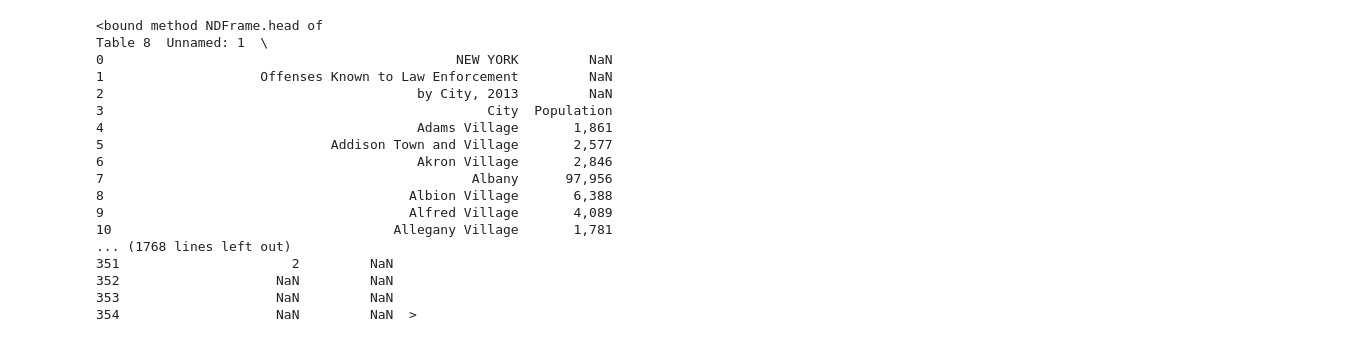
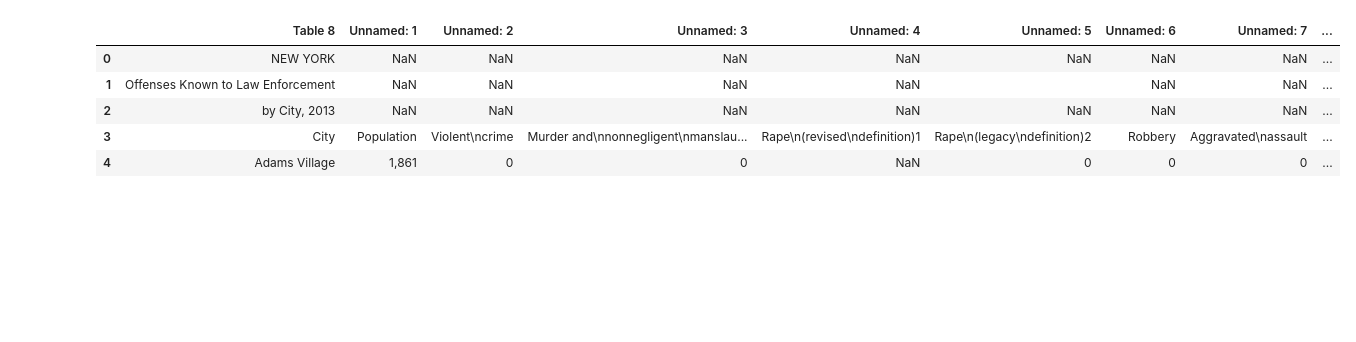
Before and after one commit to keith44/TF-Data_Science, a Jupyter notebook: Data_Science/Supervised learning/Challenge-make your own regression model.ipynb, the cells around one changed output. Drawn from its saved outputs; the diff is of its cells as text; code cells hidden in the pictures; blank space fills up the shorter version.

```diff
--- a/Data_Science/Supervised learning/Challenge-make your own regression model.ipynb
+++ b/Data_Science/Supervised learning/Challenge-make your own regression model.ipynb
@@ -23,25 +22,15 @@ warnings.filterwarnings(
 # %%
 df = pd.read_csv('C:/Users/keith/Desktop/Thinkful/NEW_YORK-Offenses_Known_to_Law_Enforcement_by_City_201313tbl8ny.csv',encoding = "ISO-8859-1")
 pd.set_option('display.max_columns', None) # disables trucated columns
 pd.set_option('display.max_rows', None) # disables trucated rows
-df.head
+
+df.head(5)
 # %% [output]
-<bound method NDFrame.head of                                                Table 8  Unnamed: 1  \
-0                                             NEW YORK         NaN
-1                    Offenses Known to Law Enforcement         NaN
-2                                        by City, 2013         NaN
-3                                                 City  Population
-4                                        Adams Village       1,861
-5                             Addison Town and Village       2,577
-6                                        Akron Village       2,846
-7                                               Albany      97,956
-8                                       Albion Village       6,388
-9                                       Alfred Village       4,089
-10                                    Allegany Village       1,781
-... (1768 lines left out)
-351                      2         NaN
-352                    NaN         NaN
-353                    NaN         NaN
-354                    NaN         NaN  >
+|  | Table 8 | Unnamed: 1 | Unnamed: 2 | Unnamed: 3 | Unnamed: 4 | Unnamed: 5 | Unnamed: 6 | Unnamed: 7 | ... |
+| 0 | NEW YORK | NaN | NaN | NaN | NaN | NaN | NaN | NaN | ... |
+| 1 | Offenses Known to Law Enforcement | NaN | NaN | NaN | NaN |  | NaN | NaN | ... |
+| 2 | by City, 2013 | NaN | NaN | NaN | NaN | NaN | NaN | NaN | ... |
+| 3 | City | Population | Violent\ncrime | Murder and\nnonnegligent\nmanslau... | Rape\n(revised\ndefinition)1 | Rape\n(legacy\ndefinition)2 | Robbery | Aggravated\nassault | ... |
+| 4 | Adams Village | 1,861 | 0 | 0 | NaN | 0 | 0 | 0 | ... |
 # %%
 df = df.loc[3:,:]
```
Also changed, not shown: parts of 24 cells of this notebook, 1 other file.
